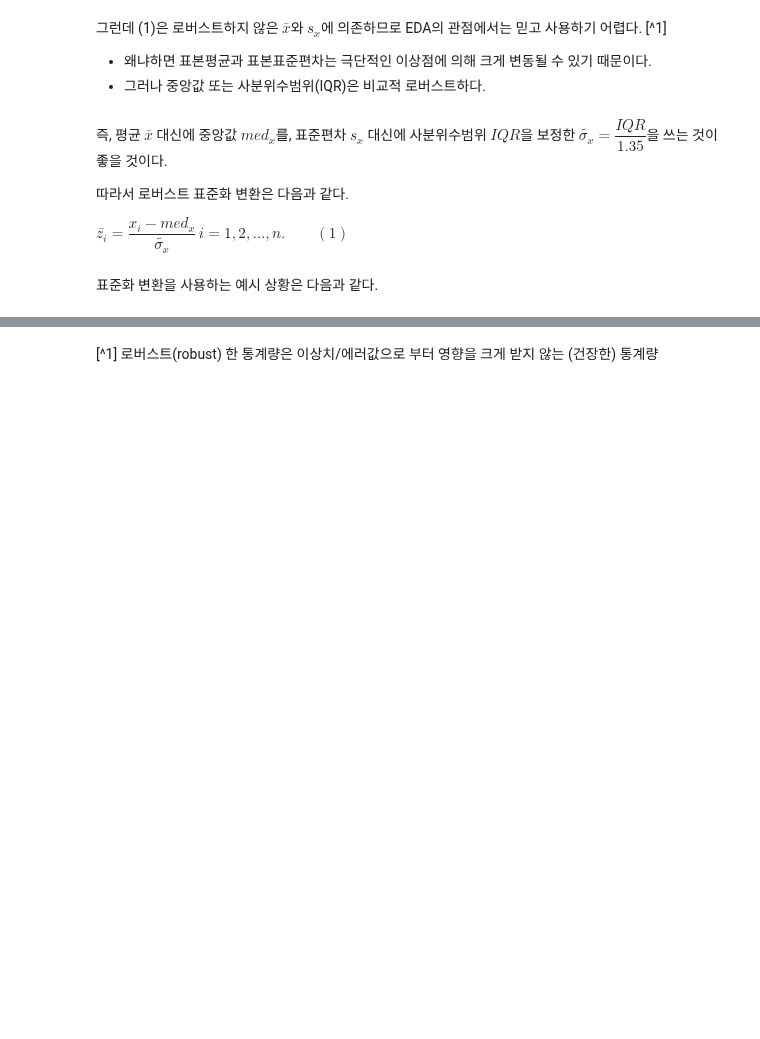
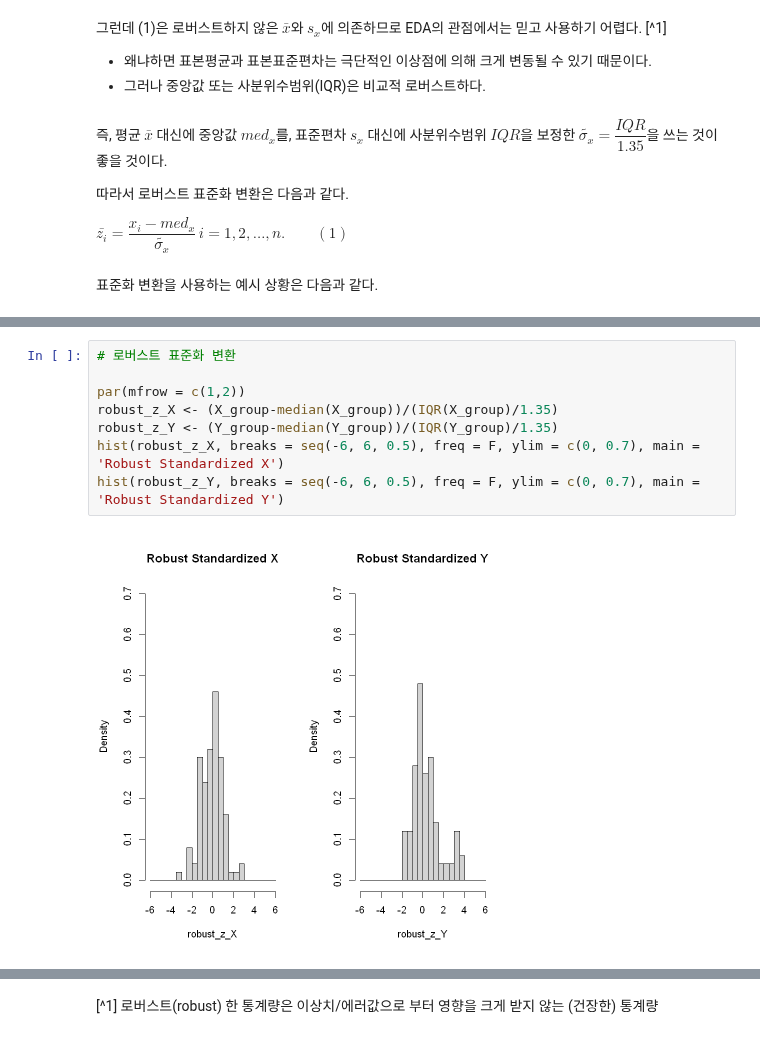
Before and after one commit to stahangryum/Woo, a Jupyter notebook: _notebooks/2022-04-12-eda.ipynb, the cells around one changed output, grey strips where cells are left out. Cells and saved outputs as stored; diff of their text form; blank space fills up the shorter version.

```diff
--- a/_notebooks/2022-04-12-eda.ipynb
+++ b/_notebooks/2022-04-12-eda.ipynb
@@ -36,0 +61,10 @@ print('\n 이를 비교하시오.
+# %%
+# 로버스트 표준화 변환
+
+par(mfrow = c(1,2))
+robust_z_X <- (X_group-median(X_group))/(IQR(X_group)/1.35)
+robust_z_Y <- (Y_group-median(Y_group))/(IQR(Y_group)/1.35)
+hist(robust_z_X, breaks = seq(-6, 6, 0.5), freq = F, ylim = c(0, 0.7), main = 'Robust Standardized X')
+hist(robust_z_Y, breaks = seq(-6, 6, 0.5), freq = F, ylim = c(0, 0.7), main = 'Robust Standardized Y')
+# %% [output]
+[figure, added]
```
Also changed, not shown: parts of 13 cells of this notebook.
